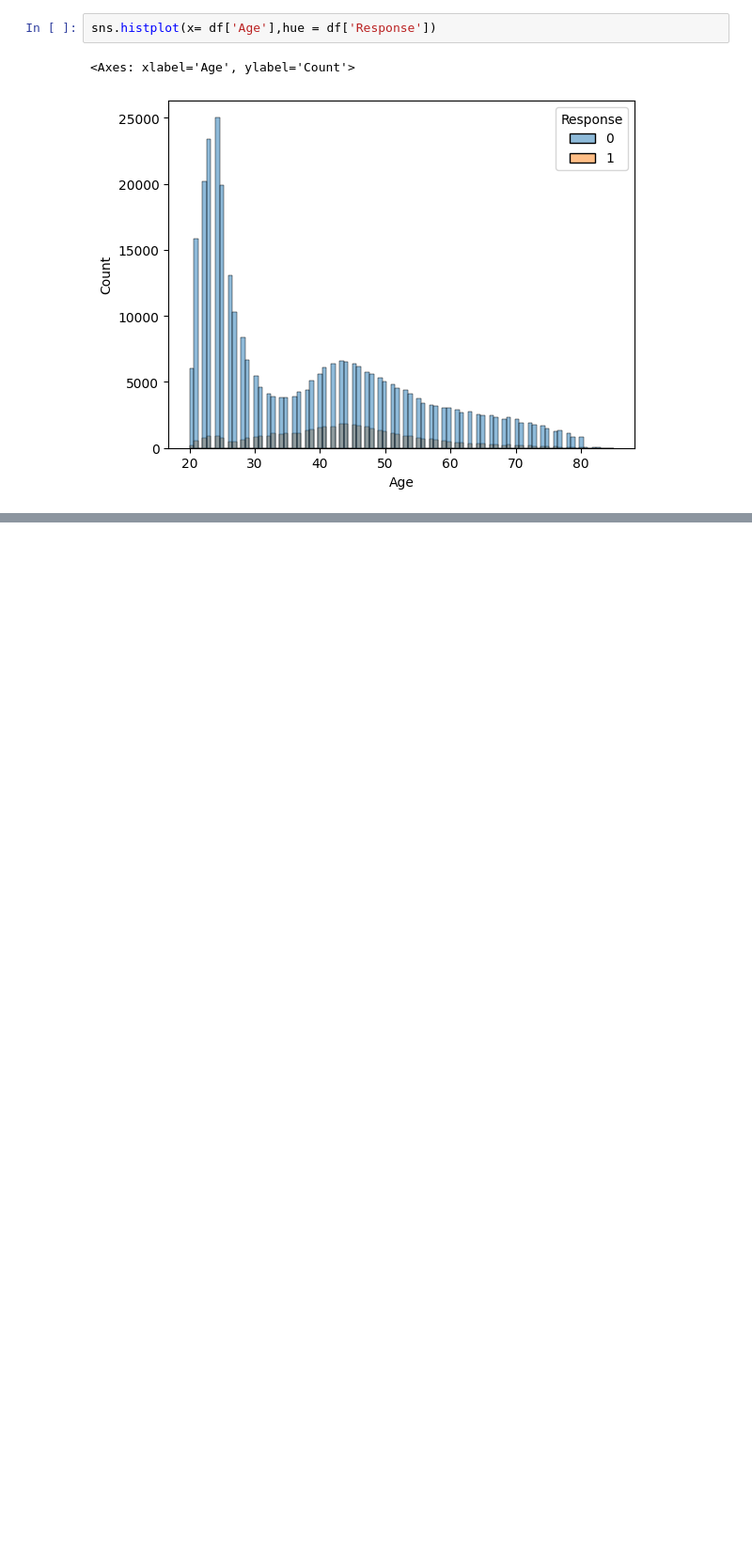
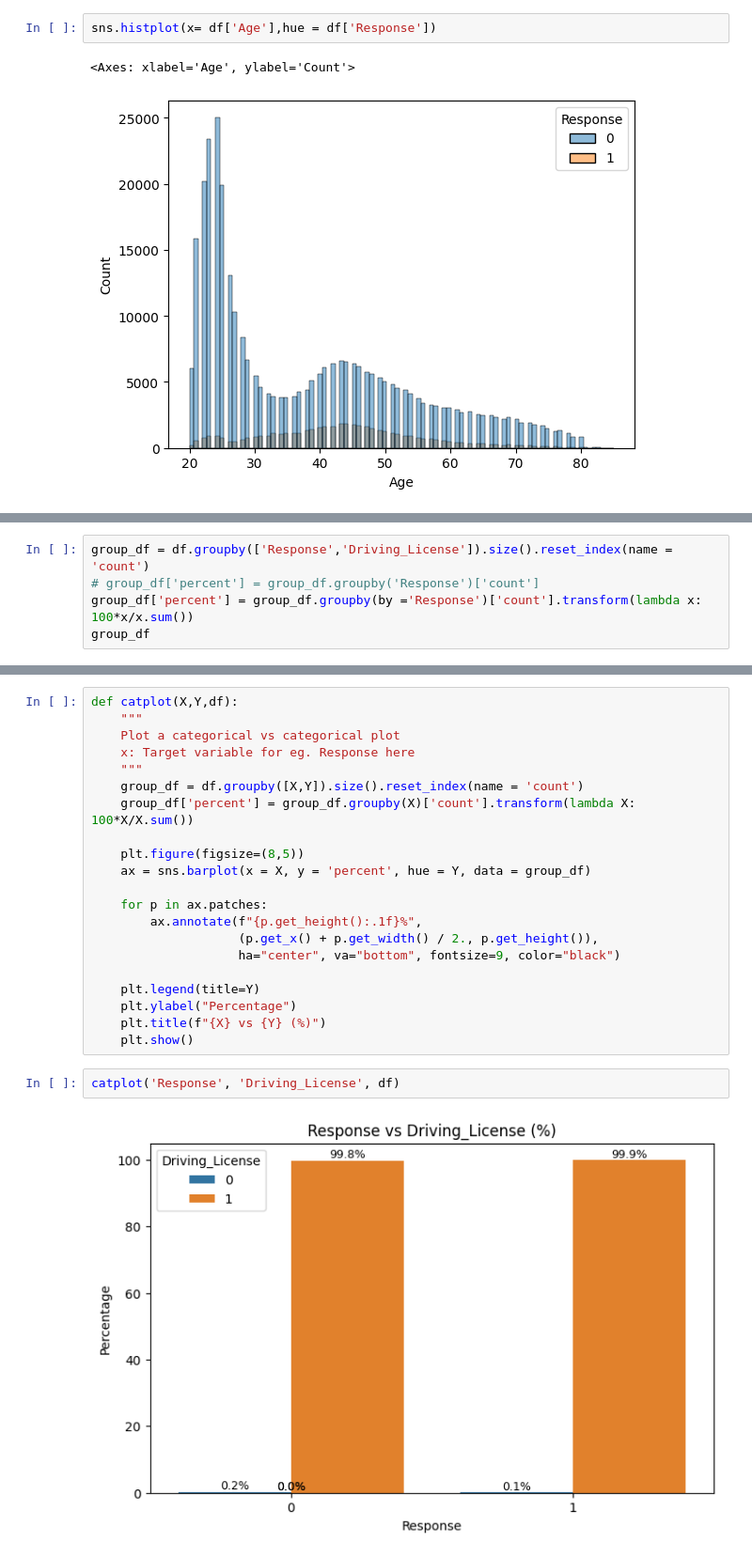
Before and after one commit to suryashekhawat52/Vehicle-Insurance-End2End, a Jupyter notebook: notebook/experiments.ipynb, the cells around one changed output, grey strips where cells are left out. Shown at 94% size. Saved outputs shown, nothing was run; the diff lists cells and outputs as text; blank space fills up the shorter version.

```diff
--- a/notebook/experiments.ipynb
+++ b/notebook/experiments.ipynb
@@ -96,0 +124,5 @@ sns.histplot(x= df['Age'],hue = df['Response'])
+# %%
+group_df = df.groupby(['Response','Driving_License']).size().reset_index(name = 'count')
+# group_df['percent'] = group_df.groupby('Response')['count']
+group_df['percent'] = group_df.groupby(by ='Response')['count'].transform(lambda x: 100*x/x.sum())
+group_df
@@ -96,0 +135,25 @@ sns.histplot(x= df['Age'],hue = df['Response'])
+# %%
+def catplot(X,Y,df):
+    """
+    Plot a categorical vs categorical plot
+    x: Target variable for eg. Response here
+    """
+    group_df = df.groupby([X,Y]).size().reset_index(name = 'count')
+    group_df['percent'] = group_df.groupby(X)['count'].transform(lambda X: 100*X/X.sum())
+
+    plt.figure(figsize=(8,5))
+    ax = sns.barplot(x = X, y = 'percent', hue = Y, data = group_df)
+
+    for p in ax.patches:
+        ax.annotate(f"{p.get_height():.1f}%",
+                    (p.get_x() + p.get_width() / 2., p.get_height()),
+                    ha="center", va="bottom", fontsize=9, color="black")
+
+    plt.legend(title=Y)
+    plt.ylabel("Percentage")
+    plt.title(f"{X} vs {Y} (%)")
+    plt.show()
+# %%
+catplot('Response', 'Driving_License', df)
+# %% [output]
+[figure, added]
```
Also changed, not shown: parts of 52 cells of this notebook, 1 other file.
